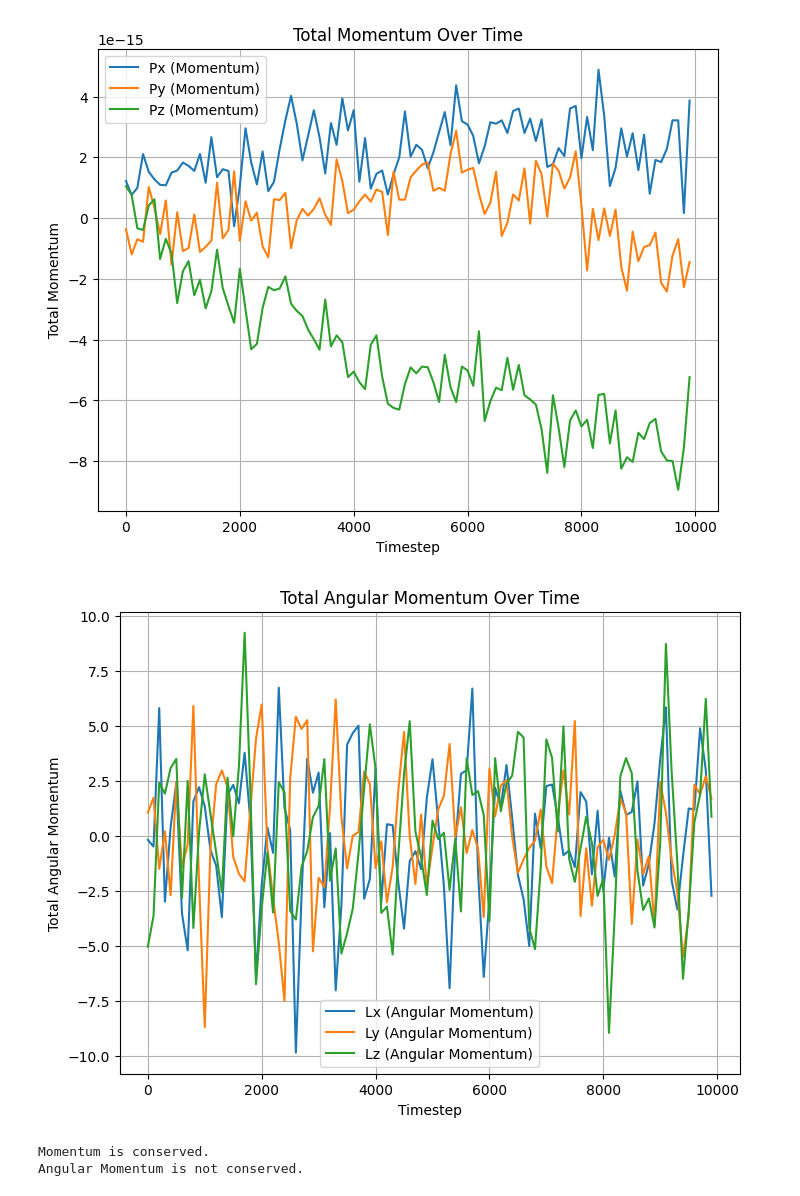
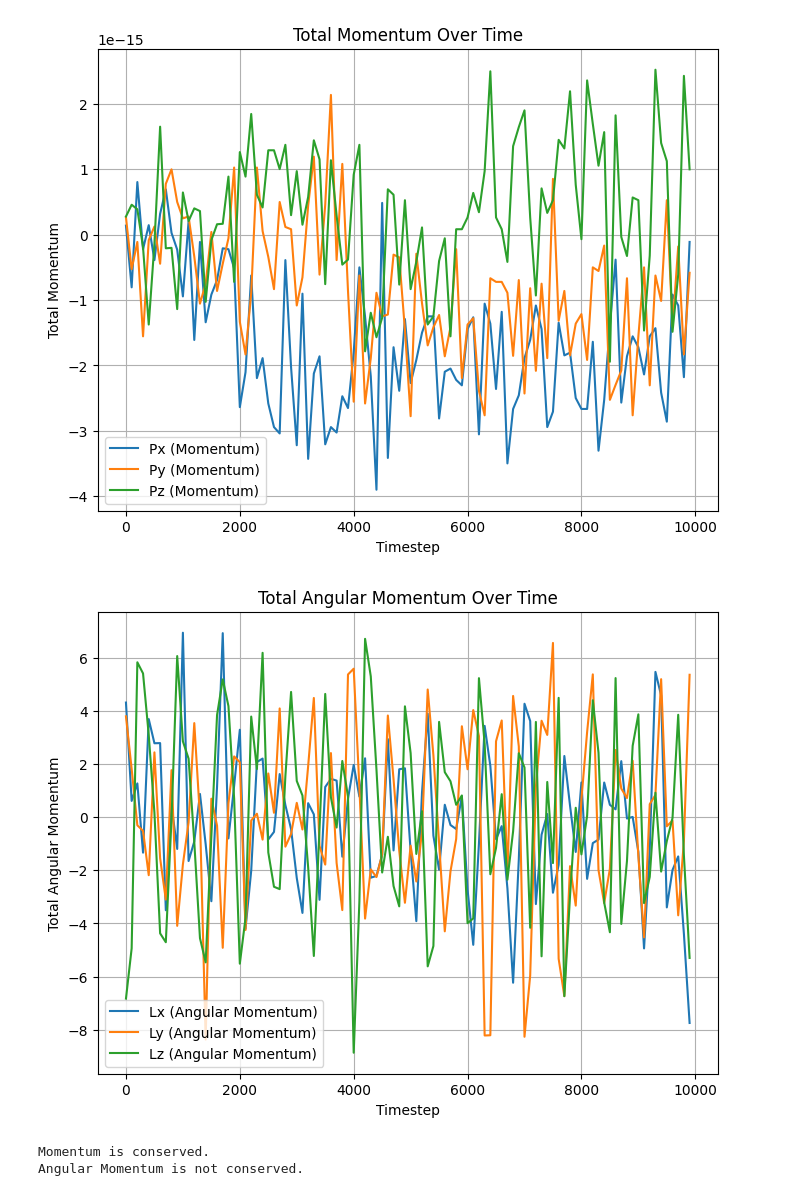
Before and after one commit to houhuawei23/course-2024-computational-physics, a Jupyter notebook: MDsim/scripts/Momentum.ipynb, the cells around one changed output. Drawn from its saved outputs; the diff is of its cells as text; code cells hidden in the pictures.

```diff
--- a/MDsim/scripts/Momentum.ipynb
+++ b/MDsim/scripts/Momentum.ipynb
@@ -4,7 +4,7 @@ import pandas as pd
 import matplotlib.pyplot as plt
 from utils import parse_trajectory
 # %%
-file_path = "traj.out"
+file_path = "../test/traj.out"
 traj_df = parse_trajectory(file_path)
 # %%
 traj_df.head()
@@ -19,11 +19,15 @@ traj_df.head()
 # Assign a uniform mass to all particles (you can replace this if masses differ)
 particle_mass = 1.0  # Assuming all particles have a mass of 1 unit
 
+
 # Step 1: Calculate total momentum at each timestep
 def calculate_total_momentum(df):
     grouped = df.groupby("timestep")
-    total_momentum = grouped[["vx", "vy", "vz"]].apply(lambda g: (g * particle_mass).sum())
+    total_momentum = grouped[["vx", "vy", "vz"]].apply(
+        lambda g: (g * particle_mass).sum()
+    )
     return total_momentum
+
 
 # Step 2: Calculate total angular momentum at each timestep
 def calculate_total_angular_momentum(df):
@@ -35,7 +39,12 @@ def calculate_total_angular_momentum(df):
 
     grouped = df.groupby("timestep")
     total_angular_momentum = grouped.apply(angular_momentum)
-    return pd.DataFrame(total_angular_momentum.tolist(), index=total_angular_momentum.index, columns=["Lx", "Ly", "Lz"])
+    return pd.DataFrame(
+        total_angular_momentum.tolist(),
+        index=total_angular_momentum.index,
+        columns=["Lx", "Ly", "Lz"],
+    )
+
 
 # Step 3: Analyze and verify conservation
 # Total Momentum
@@ -59,22 +68,38 @@ plt.ylabel("Total Momentum")
 plt.title("Total Momentum Over Time")
 plt.legend()
 plt.grid()
+plt.savefig("Total_Momentum.png", dpi=300, bbox_inches="tight")
 plt.show()
 
 # Plot Angular Momentum
 plt.figure(figsize=(8, 6))
-plt.plot(total_angular_momentum.index, total_angular_momentum["Lx"], label="Lx (Angular Momentum)")
-plt.plot(total_angular_momentum.index, total_angular_momentum["Ly"], label="Ly (Angular Momentum)")
-plt.plot(total_angular_momentum.index, total_angular_momentum["Lz"], label="Lz (Angular Momentum)")
+plt.plot(
+    total_angular_momentum.index,
+    total_angular_momentum["Lx"],
+    label="Lx (Angular Momentum)",
+)
+plt.plot(
+    total_angular_momentum.index,
+    total_angular_momentum["Ly"],
+    label="Ly (Angular Momentum)",
+)
+plt.plot(
+    total_angular_momentum.index,
+    total_angular_momentum["Lz"],
+    label="Lz (Angular Momentum)",
+)
 plt.xlabel("Timestep")
 plt.ylabel("Total Angular Momentum")
 plt.title("Total Angular Momentum Over Time")
 plt.legend()
 plt.grid()
+plt.savefig("Total_Angular_Momentum.png", dpi=300, bbox_inches="tight")
 plt.show()
 
 # Conservation Check
-momentum_conserved = momentum_change.abs().max().max() < 1e-5  # Tolerance for numerical errors
+momentum_conserved = (
+    momentum_change.abs().max().max() < 1e-5
+)  # Tolerance for numerical errors
 angular_momentum_conserved = angular_momentum_change.abs().max().max() < 1e-5
 
 if momentum_conserved:
@@ -105,6 +130,6 @@ timestep
 
 [99 rows x 3 columns]
-[figure, old version]
+[figure, new version]
-[figure, old version]
+[figure, new version]
 Momentum is conserved.
 Angular Momentum is not conserved.
```
Also changed, not shown: parts of 2 cells of this notebook, 8 other files.
